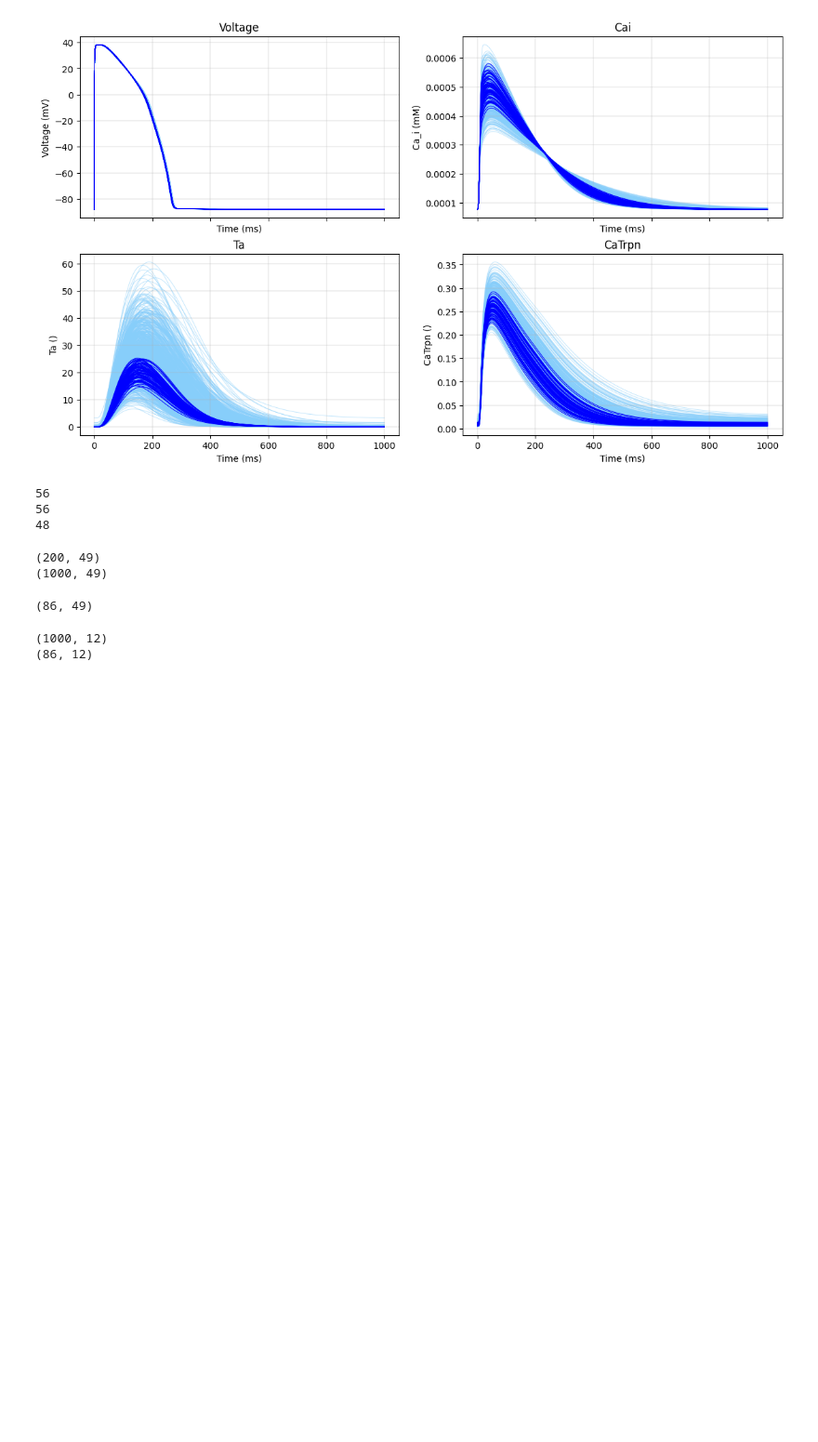
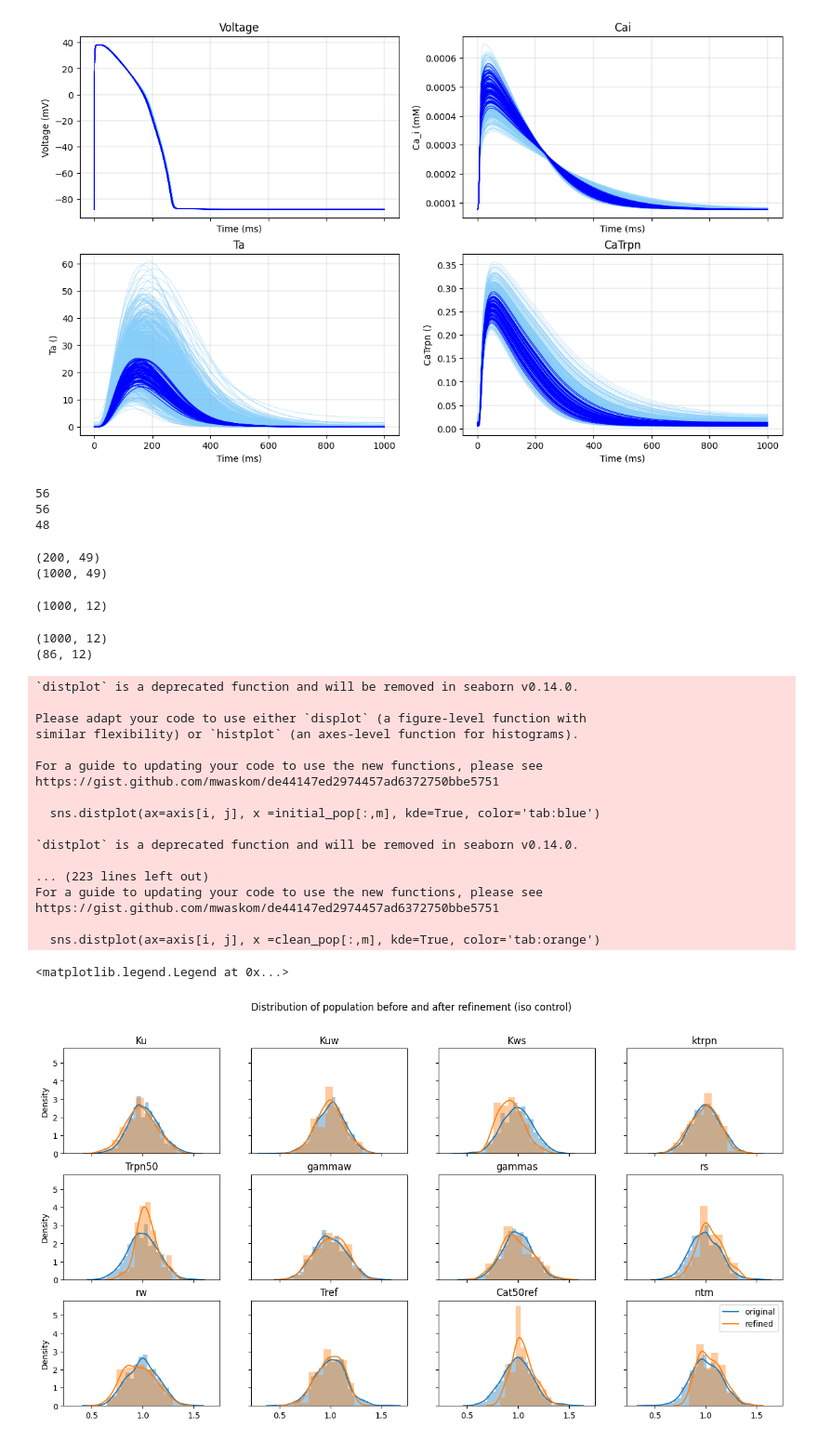
Before and after one commit to abraaum/master_project, a Jupyter notebook: Python/testing.ipynb, the cells around one changed output. Shown at 93% size. Cells and saved outputs as stored; diff of their text form; code cells hidden in the pictures; blank space fills up the shorter version.

```diff
--- a/Python/testing.ipynb
+++ b/Python/testing.ipynb
@@ -1194,10 +1194,10 @@ np.save('init_pop/population_iso_control.npy', full_arr)
 (200, 49)
 (1000, 49)
 # %%
-a = np.load('init_pop/population_iso_control_clean.npy')
+a = np.load('init_pop/rand_sample_dyn_control.npy')
 a.shape
 # %% [output]
-(86, 49)
+(1000, 12)
 # %%
 # plot distribution of parameters
 import seaborn as sns
@@ -1217,0 +1215,36 @@ hist, bin_edges = np.apply_along_axis(lambda x: np.histogram(x, bins=10), 0, ini
+# %%
+fig, axis = plt.subplots(3,4, figsize=(16,8), sharey=True, sharex=True)
+
+fig.suptitle('Distribution of population before and after refinement (iso control)')
+
+mech_names = ['Ku', 'Kuw', 'Kws', 'ktrpn', 'Trpn50', 'gammaw', 'gammas', 'rs', 'rw', 'Tref', 'Cat50ref', 'ntm']
+
+m = 0
+for i in range(len(axis)):
+    for j in range(len(axis[0])):
+        axis[i][j].set_title(mech_names[m])
+        sns.distplot(ax=axis[i, j], x =initial_pop[:,m], kde=True, color='tab:blue')
+        sns.distplot(ax=axis[i, j], x =clean_pop[:,m], kde=True, color='tab:orange')
+        m += 1
+
+plt.legend(labels=['original', 'refined'], loc='upper right')
+# %% [output]
+`distplot` is a deprecated function and will be removed in seaborn v0.14.0.
+
+Please adapt your code to use either `displot` (a figure-level function with
+similar flexibility) or `histplot` (an axes-level function for histograms).
+
+For a guide to updating your code to use the new functions, please see
+https://gist.github.com/mwaskom/de44147ed2974457ad6372750bbe5751
+
+  sns.distplot(ax=axis[i, j], x =initial_pop[:,m], kde=True, color='tab:blue')
+
+`distplot` is a deprecated function and will be removed in seaborn v0.14.0.
+
+... (223 lines left out)
+For a guide to updating your code to use the new functions, please see
+https://gist.github.com/mwaskom/de44147ed2974457ad6372750bbe5751
+
+  sns.distplot(ax=axis[i, j], x =clean_pop[:,m], kde=True, color='tab:orange')
+<matplotlib.legend.Legend at 0x...>
+[figure, added]
```
Also changed, not shown: parts of 13 cells of this notebook, 7 other files.
